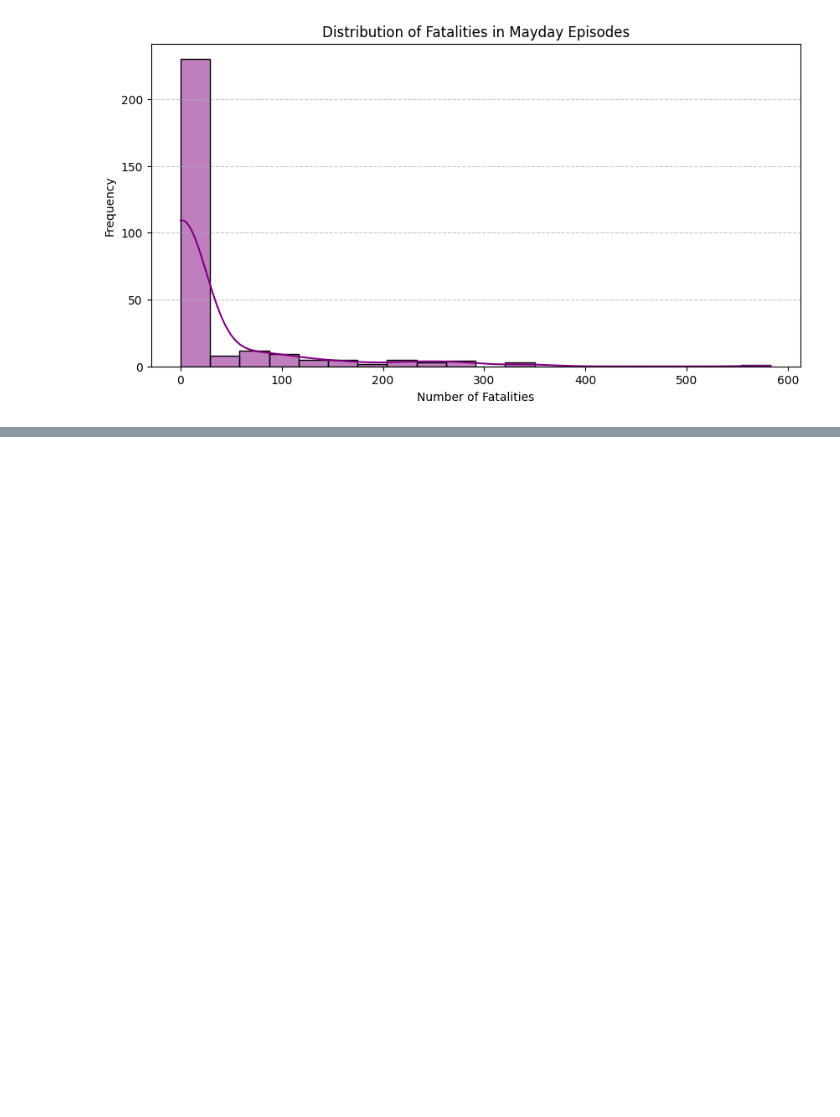
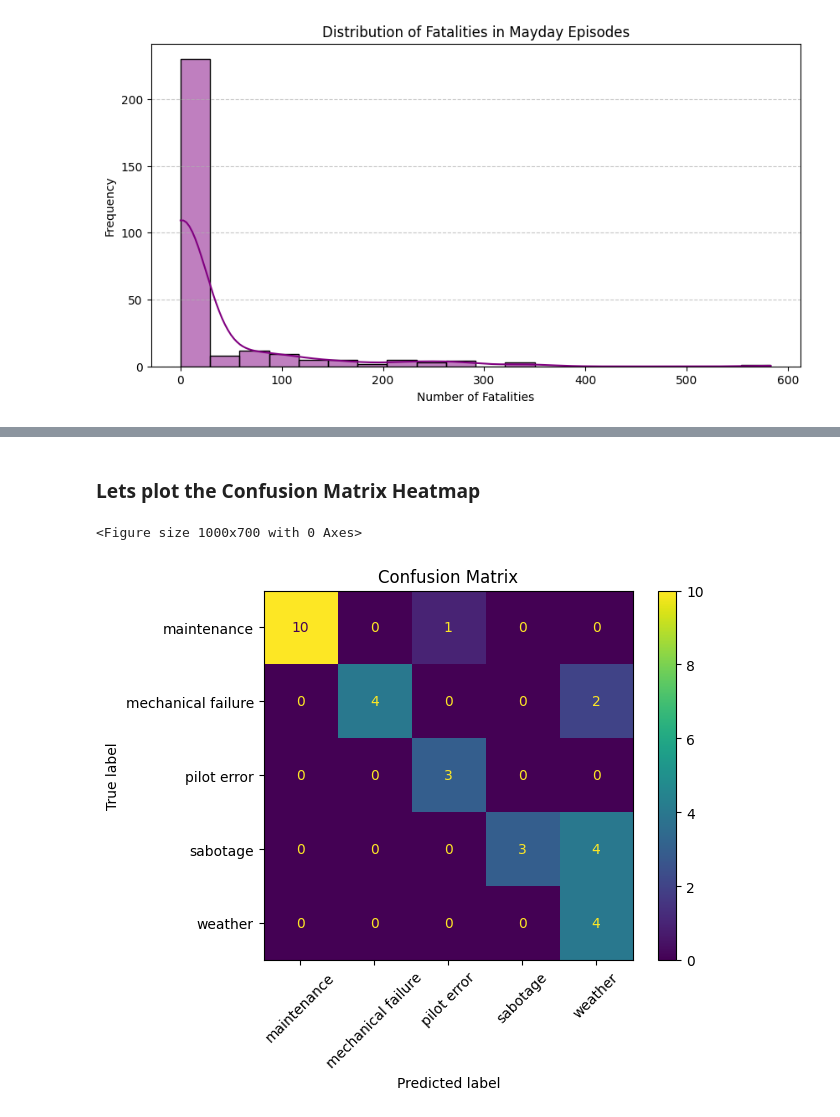
Before and after one commit to bidur/Database-Information-Retrieval, a Jupyter notebook: practice/4_project/mayday_analysis.ipynb, the cells around one changed output, grey strips where cells are left out. Saved outputs shown, nothing was run; the diff lists cells and outputs as text; code cells hidden in the pictures; blank space fills up the shorter version.

```diff
--- a/practice/4_project/mayday_analysis.ipynb
+++ b/practice/4_project/mayday_analysis.ipynb
@@ -326,0 +500,16 @@ df_mayday.to_csv('mayday_data.csv')
+# %%
+
+# Step 6: Apply SMOTE for balancing
+smote = SMOTE(random_state=42) #
+X_resampled, y_resampled = smote.fit_resample(X_combined, y)
+
+# Step 7: Train-test split
+X_train, X_test, y_train, y_test = train_test_split(X_resampled, y_resampled, test_size=0.2, random_state=42)
+
+# Step 8: Train classifier
+clf = RandomForestClassifier(random_state=42, class_weight='balanced')
+clf.fit(X_train, y_train)
+
+# Step 9: Predict and evaluate
+y_pred = clf.predict(X_test)
+print("Classification Report:\n", classification_report(y_test, y_pred))
@@ -326,0 +529,11 @@ df_mayday.to_csv('mayday_data.csv')
+# %% [markdown]
+### Lets plot the Confusion Matrix Heatmap
+# %%
+
+plt.figure(figsize=(10, 7))
+ConfusionMatrixDisplay.from_estimator(clf, X_test, y_test, xticks_rotation=45)
+plt.title("Confusion Matrix")
+plt.show()
+# %% [output]
+<Figure size 1000x700 with 0 Axes>
+[figure, added]
```
Also changed, not shown: parts of 16 cells of this notebook, 1 other file.
